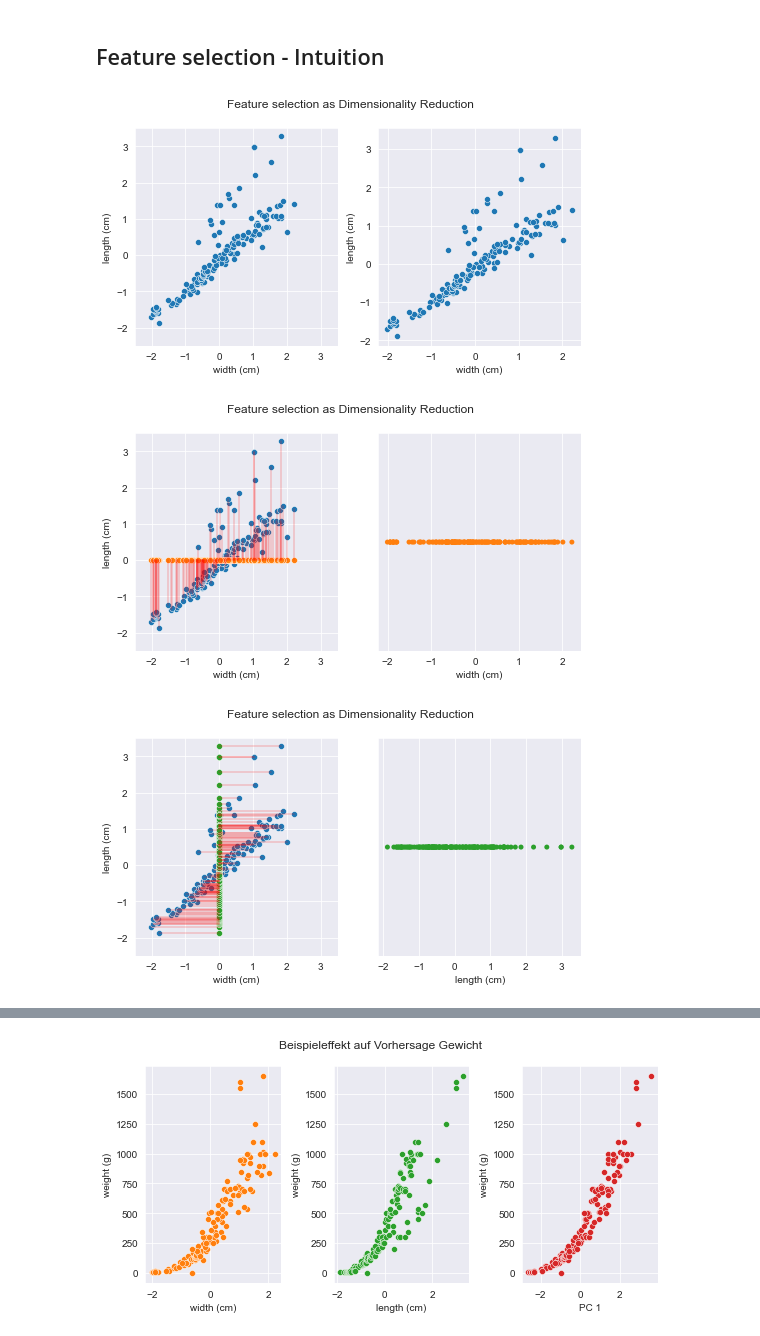
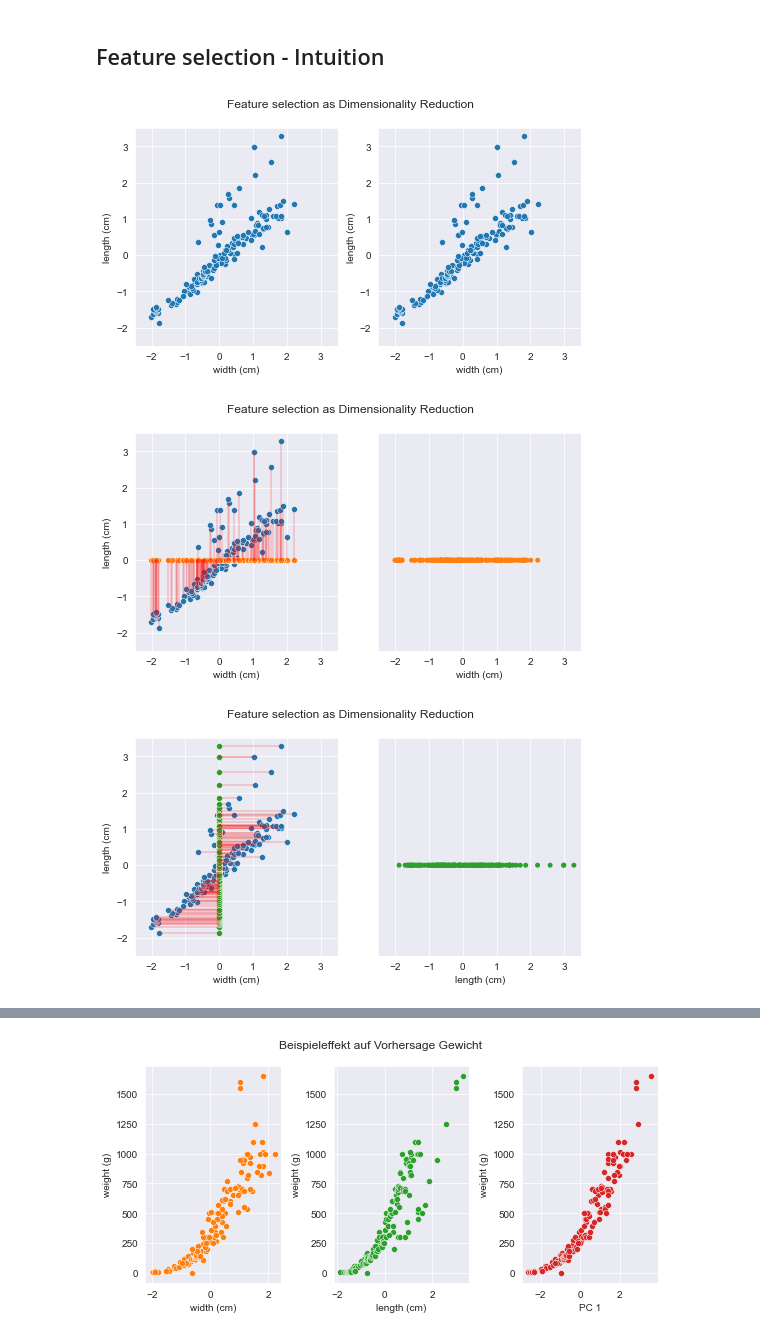
Before and after one commit to benikm91/cas_machine-learning-slides, a Jupyter notebook: code-examples/plots/pca/pca_plots.ipynb, the cells around one changed output, grey strips where cells are left out. Saved outputs shown, nothing was run; the diff lists cells and outputs as text; code cells hidden in the pictures.

```diff
--- a/code-examples/plots/pca/pca_plots.ipynb
+++ b/code-examples/plots/pca/pca_plots.ipynb
@@ -83,22 +83,23 @@ plot_unit_vectors(U_X, color='red')
 # %%
 def plot_error_x_y(x1, x2, y1, y2, ax):
     ax.plot([x1, x2], [y1, y2], c='red', alpha=0.2)
 
 def plot_error_x(x1, x2, y1, ax):
     ax.plot([x1, x2], [y1, y1], c='red', alpha=0.2)
 
 def plot_error_y(x, y1, y2, ax):
     ax.plot([x, x], [y1, y2], c='red', alpha=0.2)
 
 fig, axes = plt.subplots(1, 2, figsize=(8, 4))
 fig.suptitle("Feature selection as Dimensionality Reduction")
 sns.scatterplot(data=df_std, x='width (cm)', y='length (cm)', ax=axes[0])
 sns.scatterplot(data=df_std, x='width (cm)', y='length (cm)', ax=axes[1])
 axes[0].set_xlim((-2.5, 3.5)), axes[0].set_ylim((-2.5, 3.5))
+axes[1].set_xlim((-2.5, 3.5)), axes[1].set_ylim((-2.5, 3.5))
 plt.savefig(os.path.join(out_dir, 'feature-selection-data-only.png'), facecolor='white', transparent=False)
 plt.show()
 # %% [output]
-[figure, old version]
+[figure, new version]
 # %%
 def plot_error_x_y(x1, x2, y1, y2, ax):
     ax.plot([x1, x2], [y1, y2], c='red', alpha=0.2)
@@ -120,11 +121,12 @@ for _, row in df_std.iterrows():
 
 sns.stripplot(data=df_std, x='width (cm)', ax=axes[1], jitter=0, color=sns.color_palette()[1])
 axes[0].set_xlim((-2.5, 3.5)), axes[0].set_ylim((-2.5, 3.5))
+axes[1].set_xlim((-2.5, 3.5)), axes[1].set_ylim((-2.5, 3.5))
 # sns.stripplot(data=df_std, x='length (cm)', ax=axes[2], jitter=0, color=sns.color_palette()[2])
 plt.savefig(os.path.join(out_dir, 'feature-selection-1.png'), facecolor='white', transparent=False)
 plt.show()
 # %% [output]
-[figure, old version]
+[figure, new version]
 # %%
 fig, axes = plt.subplots(1, 2, figsize=(8, 4))
 fig.suptitle("Feature selection as Dimensionality Reduction")
@@ -136,10 +138,11 @@ for _, row in df_std.iterrows():
 
 sns.stripplot(data=df_std, x='length (cm)', ax=axes[1], jitter=0, color=sns.color_palette()[2])
 axes[0].set_xlim((-2.5, 3.5)), axes[0].set_ylim((-2.5, 3.5))
+axes[1].set_xlim((-2.5, 3.5)), axes[1].set_ylim((-2.5, 3.5))
 plt.savefig(os.path.join(out_dir, 'feature-selection-2.png'), facecolor='white', transparent=False)
 plt.show()
 # %% [output]
-[figure, old version]
+[figure, new version]
 # %%
 from sklearn.decomposition import PCA
 
```
Also changed, not shown: parts of 3 cells of this notebook, 59 other files.
